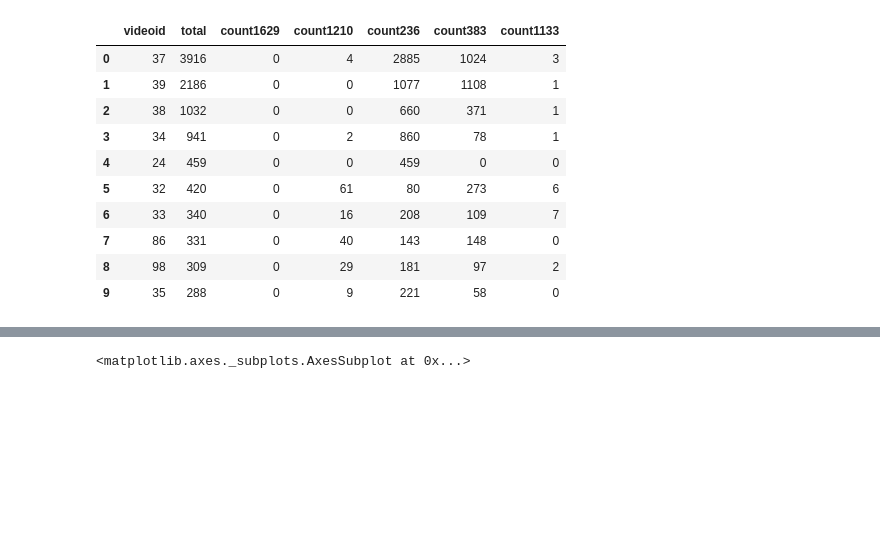
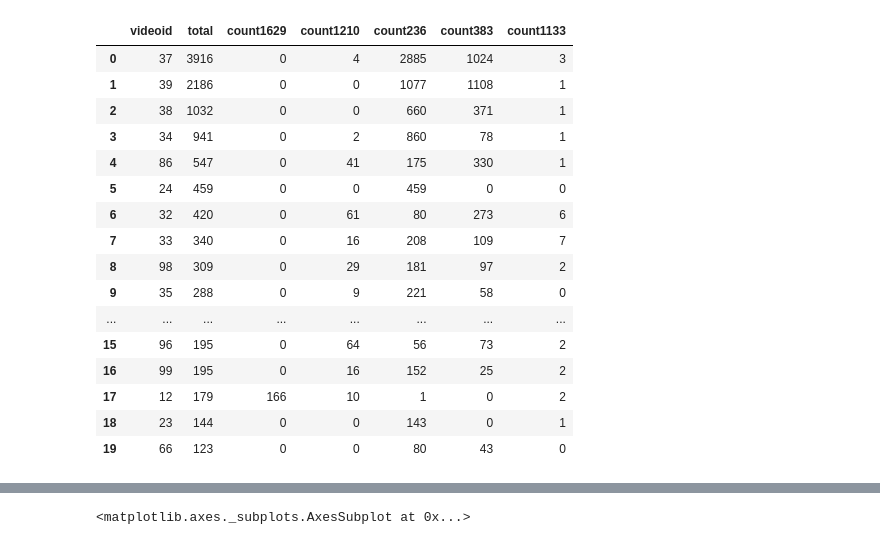
Before and after one commit to video-annotation-project/video-annotation-tool, a Jupyter notebook: ml/videof1tests.ipynb, the cells around one changed output, grey strips where cells are left out. Cells and saved outputs as stored; diff of their text form; code cells hidden in the pictures; blank space fills up the shorter version.

```diff
--- a/ml/videof1tests.ipynb
+++ b/ml/videof1tests.ipynb
@@ -20,26 +20,32 @@ classmap = pd.read_csv(class_map_file, header=None).to_dict()[0]
 # %%
 counts = queryDB('''
     select videoid, count(*) as total,
         sum(case when conceptid=1629 then 1 else 0 end) As count1629,
         sum(case when conceptid=1210 then 1 else 0 end) As count1210,
         sum(case when conceptid=236 then 1 else 0 end) As count236,
         sum(case when conceptid=383 then 1 else 0 end) As count383,
         sum(case when conceptid=1133 then 1 else 0 end) As count1133
     from annotations where userid != 17 and conceptid in (1629, 1210, 236, 383, 1133)
     group by videoid
     order by total desc;
        ''')
 
-counts.head(10)
+counts.head(20)
 # %% [output]
 |  | videoid | total | count1629 | count1210 | count236 | count383 | count1133 |
 | 0 | 37 | 3916 | 0 | 4 | 2885 | 1024 | 3 |
 | 1 | 39 | 2186 | 0 | 0 | 1077 | 1108 | 1 |
 | 2 | 38 | 1032 | 0 | 0 | 660 | 371 | 1 |
 | 3 | 34 | 941 | 0 | 2 | 860 | 78 | 1 |
-| 4 | 24 | 459 | 0 | 0 | 459 | 0 | 0 |
-| 5 | 32 | 420 | 0 | 61 | 80 | 273 | 6 |
-| 6 | 33 | 340 | 0 | 16 | 208 | 109 | 7 |
-| 7 | 86 | 331 | 0 | 40 | 143 | 148 | 0 |
+| 4 | 86 | 547 | 0 | 41 | 175 | 330 | 1 |
+| 5 | 24 | 459 | 0 | 0 | 459 | 0 | 0 |
+| 6 | 32 | 420 | 0 | 61 | 80 | 273 | 6 |
+| 7 | 33 | 340 | 0 | 16 | 208 | 109 | 7 |
 | 8 | 98 | 309 | 0 | 29 | 181 | 97 | 2 |
 | 9 | 35 | 288 | 0 | 9 | 221 | 58 | 0 |
+| ... | ... | ... | ... | ... | ... | ... | ... |
+| 15 | 96 | 195 | 0 | 64 | 56 | 73 | 2 |
+| 16 | 99 | 195 | 0 | 16 | 152 | 25 | 2 |
+| 17 | 12 | 179 | 166 | 10 | 1 | 0 | 2 |
+| 18 | 23 | 144 | 0 | 0 | 143 | 0 | 1 |
+| 19 | 66 | 123 | 0 | 0 | 80 | 43 | 0 |
```
Also changed, not shown: parts of 14 cells of this notebook, 3 other files.
